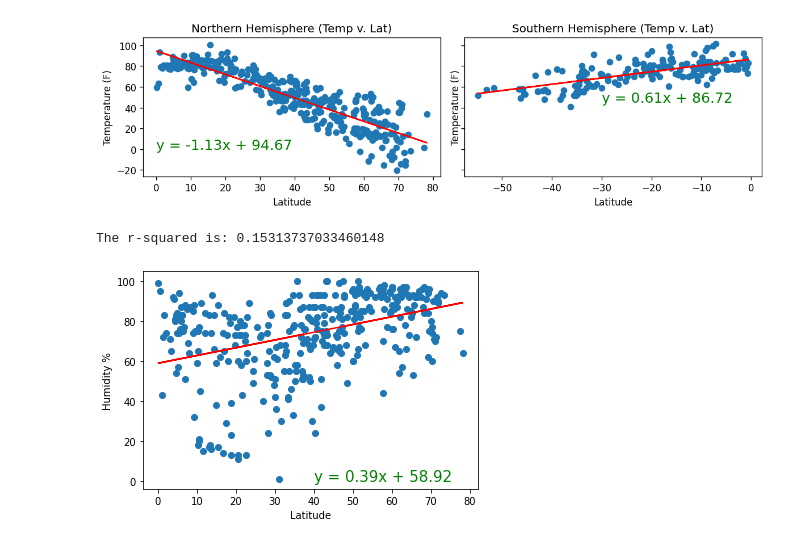
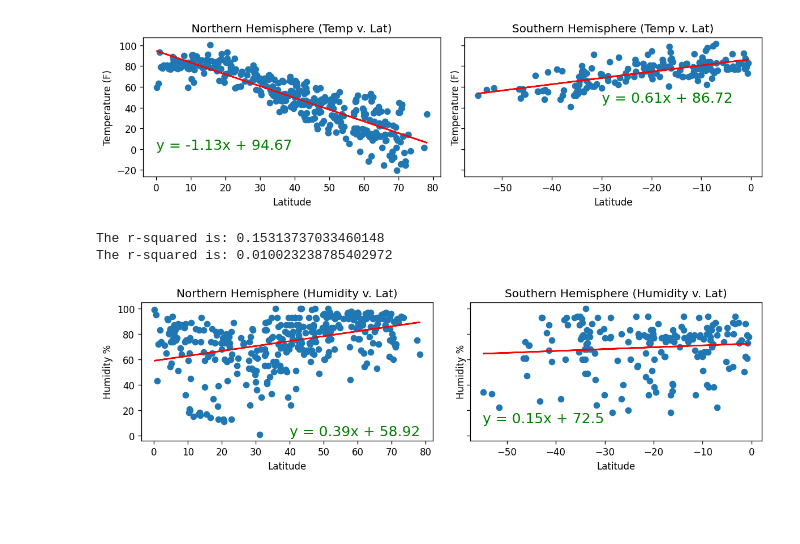
Before and after one commit to inkosi-codes/python-api-challenge, a Jupyter notebook: WeatherPy/WeatherPy.ipynb, the cells around one changed output. Drawn from its saved outputs; the diff is of its cells as text; code cells hidden in the pictures; blank space fills up the shorter version.

Commit message:
Completed Hemisphere charting

```diff
--- a/WeatherPy/WeatherPy.ipynb
+++ b/WeatherPy/WeatherPy.ipynb
@@ -204,16 +204,36 @@ The r-squared is: 0.7755685685877178
 The r-squared is: 0.47950484299884677
 [figure]
 # %%
+#Set dimensions & titles for side-by-side plots
+fig, (ax1, ax2) = plt.subplots(1,2, figsize=(10,3), sharey=True, dpi=120)
+ax1.set_title('Northern Hemisphere (Humidity v. Lat)'); ax2.set_title('Southern Hemisphere (Humidity v. Lat)')
+
+#Plot Northern Hemisphere Scatter w/ annotation
 (slope, intercept, rvalue, pvalue, stderr) = st.linregress(north_x_value,northern['Humidity'])
 regress_values = north_x_value * slope + intercept
 line_eq = "y = " + str(round(slope,2)) + "x + " + str(round(intercept,2))
-plt.scatter(north_x_value,northern['Humidity'])
-plt.plot(north_x_value,regress_values,"r-")
-plt.annotate(line_eq,(40,0),fontsize=15,color="green")
-plt.xlabel("Latitude")
-plt.ylabel("Humidity %")
+ax1.scatter(north_x_value,northern['Humidity'])
+ax1.plot(north_x_value,regress_values,"r-")
+ax1.annotate(line_eq,(40,0),fontsize=15,color="green")
+ax1.set_xlabel("Latitude")
+ax1.set_ylabel("Humidity %")
 print(f"The r-squared is: {rvalue**2}")
+
+#Plot SouthernHemisphere Scatter w/ annotation
+(slope, intercept, rvalue, pvalue, stderr) = st.linregress(south_x_value,southern['Humidity'])
+regress_values = south_x_value * slope + intercept
+line_eq = "y = " + str(round(slope,2)) + "x + " + str(round(intercept,2))
+ax2.scatter(south_x_value,southern['Humidity'])
+ax2.plot(south_x_value,regress_values,"r-")
+ax2.annotate(line_eq,(-55,10),fontsize=15,color="green")
+ax2.set_xlabel("Latitude")
+ax2.set_ylabel("Humidity %")
+print(f"The r-squared is: {rvalue**2}")
+
+#Show plot
+plt.tight_layout()
 plt.show()
 # %% [output]
 The r-squared is: 0.15313737033460148
+The r-squared is: 0.010023238785402972
-[figure, old version]
+[figure, new version]
```
Also changed, not shown: parts of 3 cells of this notebook.
